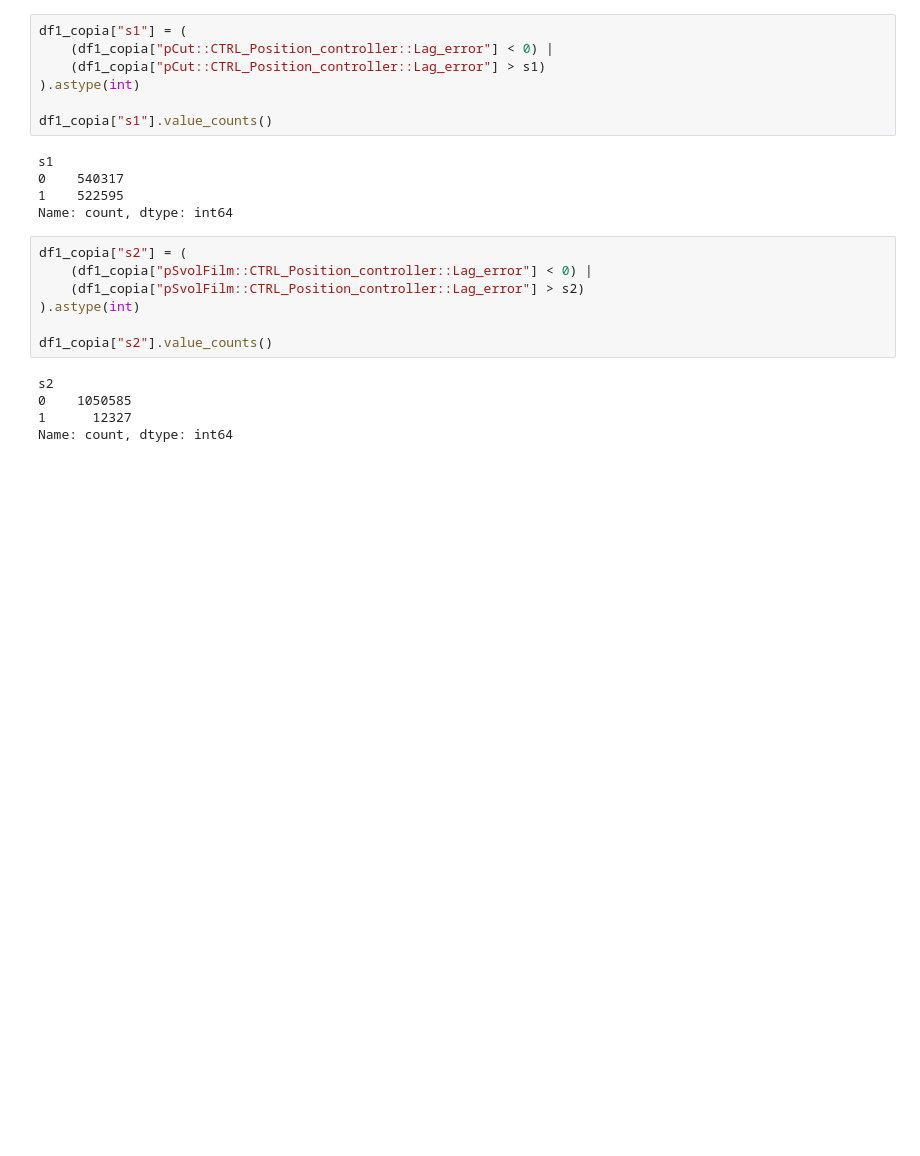
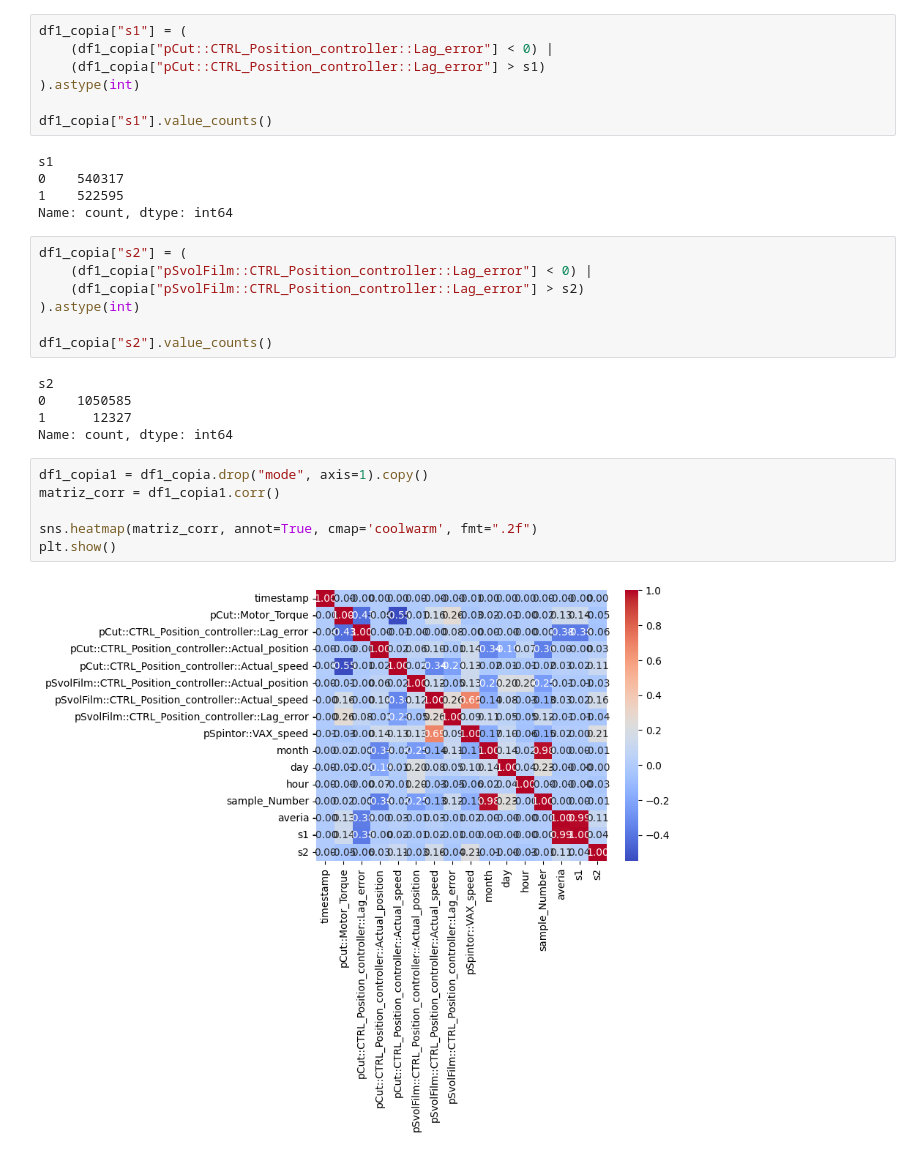
Before and after one commit to maketas1/CuartetoCalavera, a Jupyter notebook: proyecto.ipynb, the cells around one changed output. Drawn from its saved outputs; the diff is of its cells as text; blank space fills up the shorter version.

```diff
--- a/proyecto.ipynb
+++ b/proyecto.ipynb
@@ -480,3 +476,11 @@ s2
 0    1050585
 1      12327
 Name: count, dtype: int64
+# %%
+df1_copia1 = df1_copia.drop("mode", axis=1).copy()
+matriz_corr = df1_copia1.corr()
+
+sns.heatmap(matriz_corr, annot=True, cmap='coolwarm', fmt=".2f")
+plt.show()
+# %% [output]
+[figure, added]
```
Also changed, not shown: parts of 35 cells of this notebook, 8 other files.
